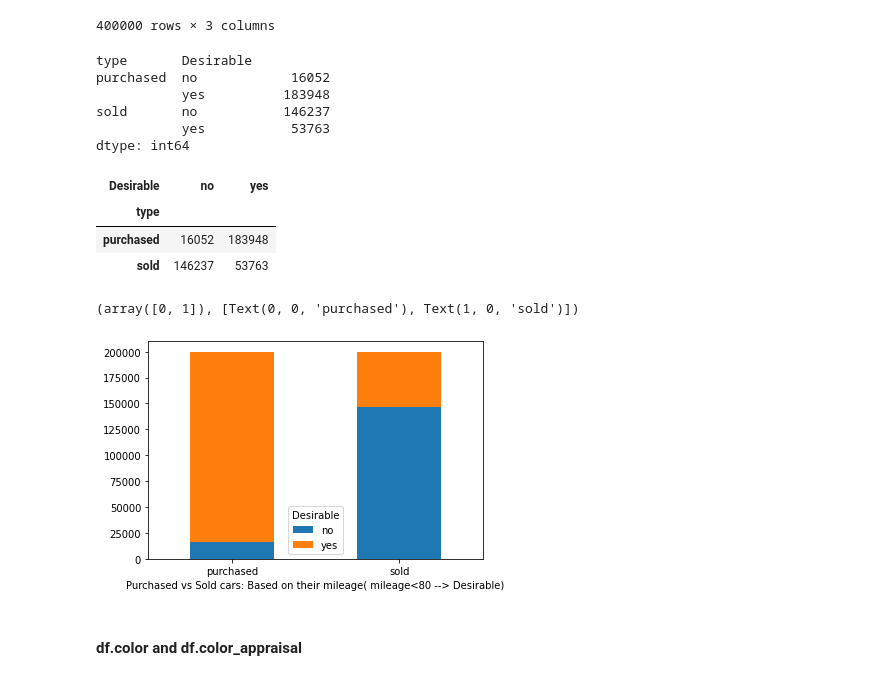
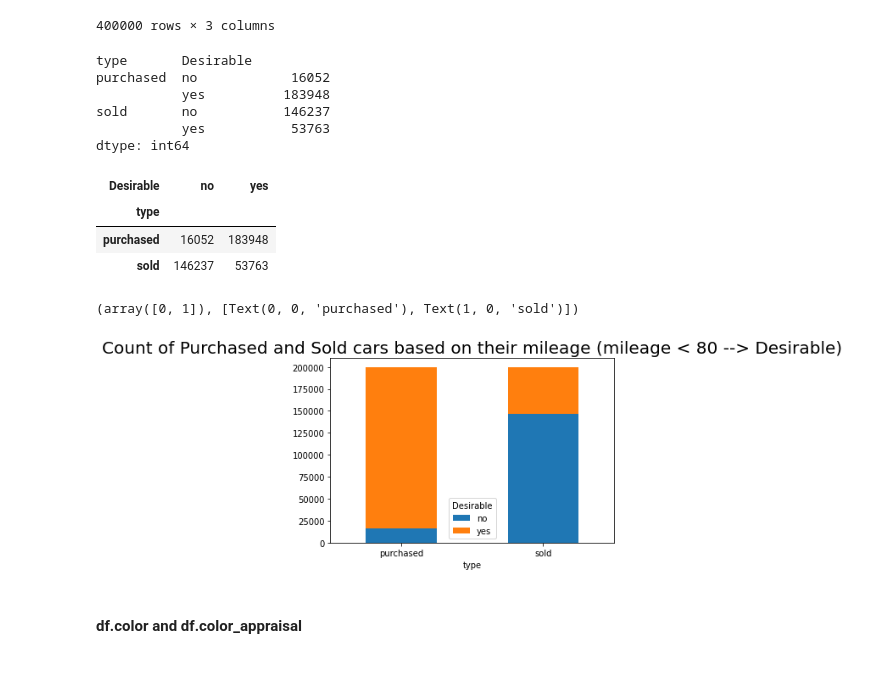
Before and after one commit to Siddharth1060/Car-recomendation-based-on-the-Cars-sold-at-Carmax, a Jupyter notebook: carmax_notebook.ipynb, the cells around one changed output. Cells and saved outputs as stored; diff of their text form; code cells hidden in the pictures.

```diff
--- a/carmax_notebook.ipynb
+++ b/carmax_notebook.ipynb
@@ -332,29 +291,29 @@ new_mileage_df
 | 199998 | 130k to 140k miles | no | sold |
 | 199999 | 70k to 80k miles | yes | sold |
 400000 rows × 3 columns
-# %%
-new_mileage_df.groupby(['type','Desirable']).size()
-# %% [output]
-type       Desirable
-purchased  no            16052
-           yes          183948
-sold       no           146237
-           yes           53763
-dtype: int64
-# %%
-new_mileage_df.groupby(['type','Desirable']).size().unstack()
-# %% [output]
-| Desirable | no | yes |
-| type |  |  |
-| purchased | 16052 | 183948 |
-| sold | 146237 | 53763 |
+# %%
+new_mileage_df.groupby(['type','Desirable']).size()
+# %% [output]
+type       Desirable
+purchased  no            16052
+           yes          183948
+sold       no           146237
+           yes           53763
+dtype: int64
+# %%
+new_mileage_df.groupby(['type','Desirable']).size().unstack()
+# %% [output]
+| Desirable | no | yes |
+| type |  |  |
+| purchased | 16052 | 183948 |
+| sold | 146237 | 53763 |
 # %%
 new_mileage_df.groupby(['type','Desirable']).size().unstack().plot(kind='bar', stacked=True)
-plt.xlabel('Purchased vs Sold cars: Based on their mileage( mileage<80 --> Desirable)')
+plt.title('Count of Purchased and Sold cars based on their mileage (mileage < 80 --> Desirable)', fontsize= 20)
 plt.xticks(rotation=0)
 # %% [output]
 (array([0, 1]), [Text(0, 0, 'purchased'), Text(1, 0, 'sold')])
-[figure, old version]
+[figure, new version]
 # %% [markdown]
 #### df.color and df.color_appraisal
 # %%
```
Also changed, not shown: parts of 45 cells of this notebook.
